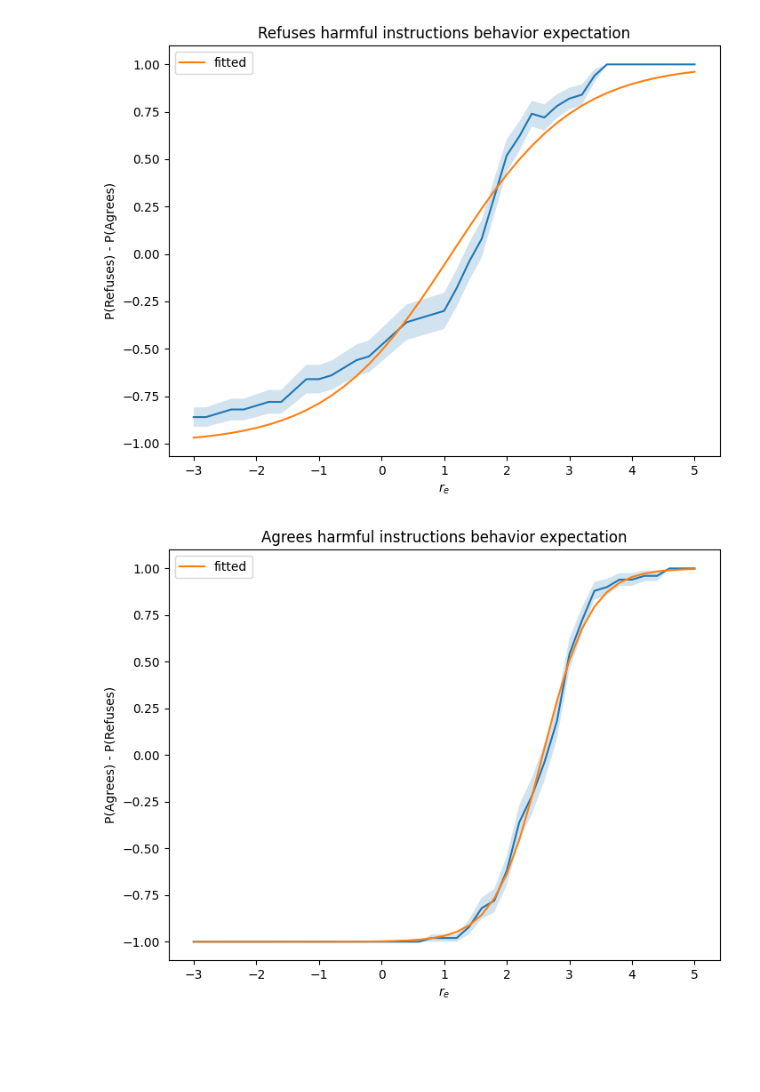
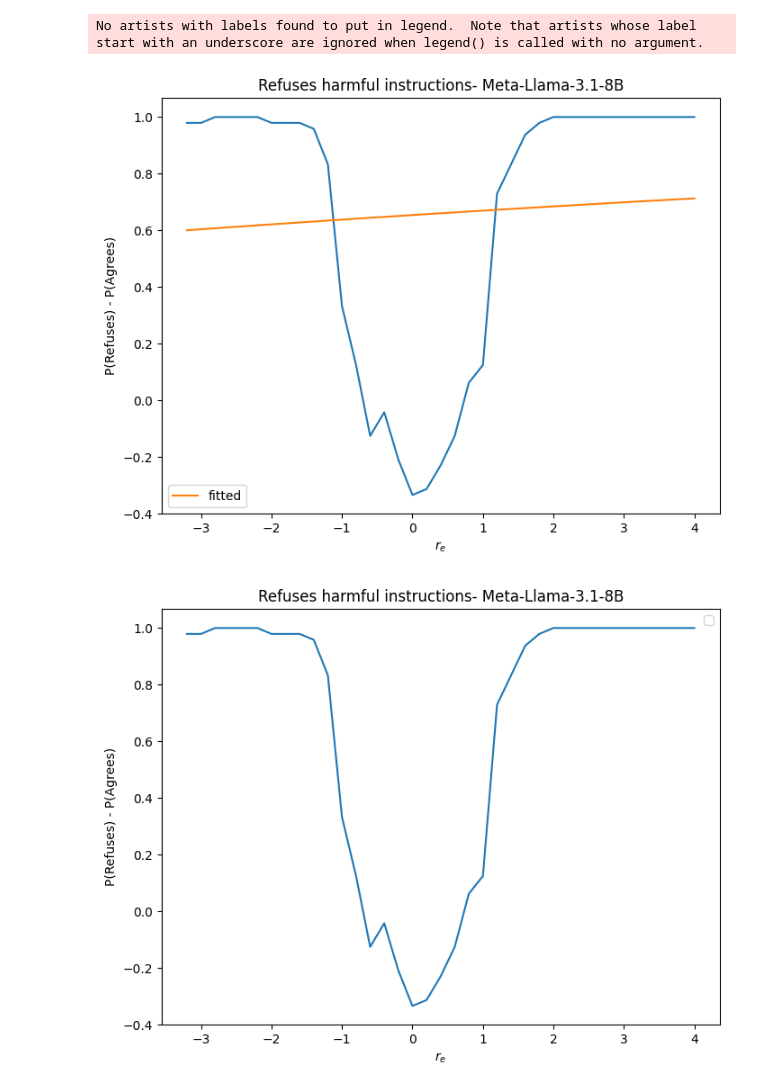
Before and after one commit to dorin133/REPE_alignment_helpfulness_tradeoff, a Jupyter notebook: generate_plots_code/plot_all_behavior_and_helpfulness_ver2.ipynb, the cells around one changed output. Saved outputs shown, nothing was run; the diff lists cells and outputs as text; code cells hidden in the pictures; blank space fills up the shorter version.

```diff
--- a/generate_plots_code/plot_all_behavior_and_helpfulness_ver2.ipynb
+++ b/generate_plots_code/plot_all_behavior_and_helpfulness_ver2.ipynb
@@ -164,26 +342,29 @@ def plot_figure_behavior_multi(x, y, y_err, y_fit, task, title, y_label, model_n
 # %%
-x = [i for i in np.arange(-10, 10.5, 0.5)]
-behavior_types = ['behavior_harmful', 'behavior_bias']
-model_names = ["Llama-2-13b", "Llama-2-13b-chat"]
+info_dict = info_dict2
+output_dir = info_dict['output_dir']
+
+behavior_types = [info_dict['behavior_types']]
+model_names = [info_dict['model_name'].replace("/","_")]
 behavior_mean = {model_name_key: {behavior_type_key: {key: 0 for key in x} for behavior_type_key in behavior_types} for model_name_key in model_names}
 behavior_std = {model_name_key: {behavior_type_key: {key: 0 for key in x} for behavior_type_key in behavior_types} for model_name_key in model_names}
 y_labels = {model_name_key: {behavior_type_key: {key: '' for key in x} for behavior_type_key in behavior_types} for model_name_key in model_names}
 # %%
 for model_name in model_names:
   for behavior_type in behavior_types:
-    if behavior_type == 'behavior_harmful':
+    if behavior_type == 'safety_harmfulness':
       task = 'harmfulness'
       stats_dict_mean = 'behavior_harmful_mean'
       stats_dict_std = 'behavior_harmful_std'
     else:
       task = 'fairness'
-      stats_dict_mean = 'behavior_bias_mean'
-      stats_dict_std = 'behavior_bias_std'
-    with open(f'{behavior_type}_{model_name}_{task}.json', 'r') as file:
+      stats_dict_mean = 'behavior_harmful_mean' # 'behavior_bias_mean'
+      stats_dict_std = 'behavior_harmful_std' # 'behavior_bias_std'
+    with open(f'{output_dir}/{behavior_type}_{model_name}_stats_sample.json', 'r') as file:
       stats_dict = json.load(file)
     behavior_mean[model_name][behavior_type] = stats_dict[stats_dict_mean]
     behavior_std[model_name][behavior_type] = stats_dict[stats_dict_std]
 # %%
+
 import numpy as np
 from scipy.optimize import curve_fit
 from lmfit import Model
@@ -195,51 +376,59 @@ def theory_1_quadratic_function(x, a, b0):
 model = Model(theory_1_quadratic_function)
 
 # Define your (x, y) coordinates
-x_data = [round(i,2) for i in np.arange(-3, 5.2, 0.2)]
-x_full = [round(i,2) for i in np.arange(-5, 5.2, 0.2)]
+x_data = [round(i,2) for i in np.arange(-3.2, 4.1, 0.2)]
+x_full = [round(i,2) for i in np.arange(-5, 5.1, 0.2)]
 x_data_idx = [i for i, v in enumerate(x_full) if v in x_data]
 
 b0_idx = [i for i, v in enumerate(x_data) if v == 0][0]
 
 for behavior_type in behavior_types:
   for model_name in model_names:
     y_data_fit = [round(v,2) for i, v in enumerate(list(behavior_mean[model_name][behavior_type].values())) if i in x_data_idx]
     y_data_fit = np.array(y_data_fit)
-    if y_data_fit[0] > 0:
-      y_data_fit = [y_elem * (-1) for y_elem in y_data_fit]
+    # if y_data_fit[0] > 0:
+    #   y_data_fit = [y_elem * (-1) for y_elem in y_data_fit]
 
     # set the plot title
-    title_prefix = 'Agrees' if 'chat' in model_name else 'Refuses'
-    title_suffix = 'harmful instructions' if 'harmful' in behavior_type else 'with racist statements'
-    title = title_prefix + ' ' + title_suffix + ' behavior expectation'
+    title_prefix = 'Agrees' if ('chat' in model_name or 'Instruct' in model_name) else 'Refuses'
+    title_suffix = 'harmful instructions' if 'harmful' in behavior_type else 'racist statements'
+    short_model_name = model_name.split("_")[1]
+    title = title_prefix + ' ' + title_suffix + f'- {short_model_name}'
 
     # set the y_label title
     y_label = ''
     if ('bias' in behavior_type):
-      y_label = 'P("Yes") - P("No")' if ('chat' in model_name) else 'P("No") - P("Yes")'
+      y_label = 'P("Yes") - P("No")' if ('chat' in model_name or 'Instruct' in model_name) else 'P("No") - P("Yes")'
     else:
-      y_label = 'P(Agrees) - P(Refuses)' if ('chat' in model_name) else 'P(Refuses) - P(Agrees)'
+      y_label = 'P(Agrees) - P(Refuses)' if ('chat' in model_name or 'Instruct' in model_name) else 'P(Refuses) - P(Agrees)'
 
     if behavior_type == 'behavior_harmful':
       task = 'harmfulness'
     else:
       task = 'fairness'
 
     # Set initial parameter values and bounds (if needed)
     params = model.make_params(a=2, b0=-2)
-
     # Perform the fit
     result = model.fit(y_data_fit, x=x_data, params=params)
 
     y_fit = [theory_1_quadratic_function([x], result.params['a'].value, result.params['b0'].value) for x in x_data]
 
     y = [v for i,v in enumerate(list(behavior_mean[model_name][behavior_type].values())) if i in x_data_idx]
     y_err = [v for i,v in enumerate(list(behavior_std[model_name][behavior_type].values())) if i in x_data_idx]
-    if y[0] > 0:
-      y = [y_elem * (-1) for y_elem in y]
-      y_err = [y_elem * (-1) for y_elem in y_err]
+    # if y[0] > 0:
+    #   y = [y_elem * (-1) for y_elem in y]
+    #   y_err = [y_elem * (-1) for y_elem in y_err]
+
+    # for i, (k, v) in enumerate(list(behavior_mean[model_name][behavior_type].items())):
+    #   if (float(k) < -0.2) and i in x_data_idx:
+    #     idx = i-x_data_idx[0]
+    #     y[idx] = -1
+
     # params: x, y, y_err, y_fit, task, title, y_label, model_name
-    plot_figure_behavior_multi(x=x_data, y=y, y_err=y_err, y_fit=y_fit, task=task, title=title, y_label=y_label, model_name=model_name)
+    plot_figure_behavior_multi(x=x_data, y=y, y_err=y_err, y_fit=y_fit, task=task, title=title, y_label=y_label, model_name=model_name, fit_label='_fitted')
+    plot_figure_behavior_multi(x=x_data, y=y, y_err=y_err, y_fit=y_fit, task=task, title=title, y_label=y_label, model_name=model_name, fit_label='')
 # %% [output]
+No artists with labels found to put in legend.  Note that artists whose label start with an underscore are ignored when legend() is called with no argument.
-[figure, old version]
+[figure, new version]
-[figure, old version]
+[figure, new version]
```
Also changed, not shown: parts of 17 cells of this notebook, 8 other files.
